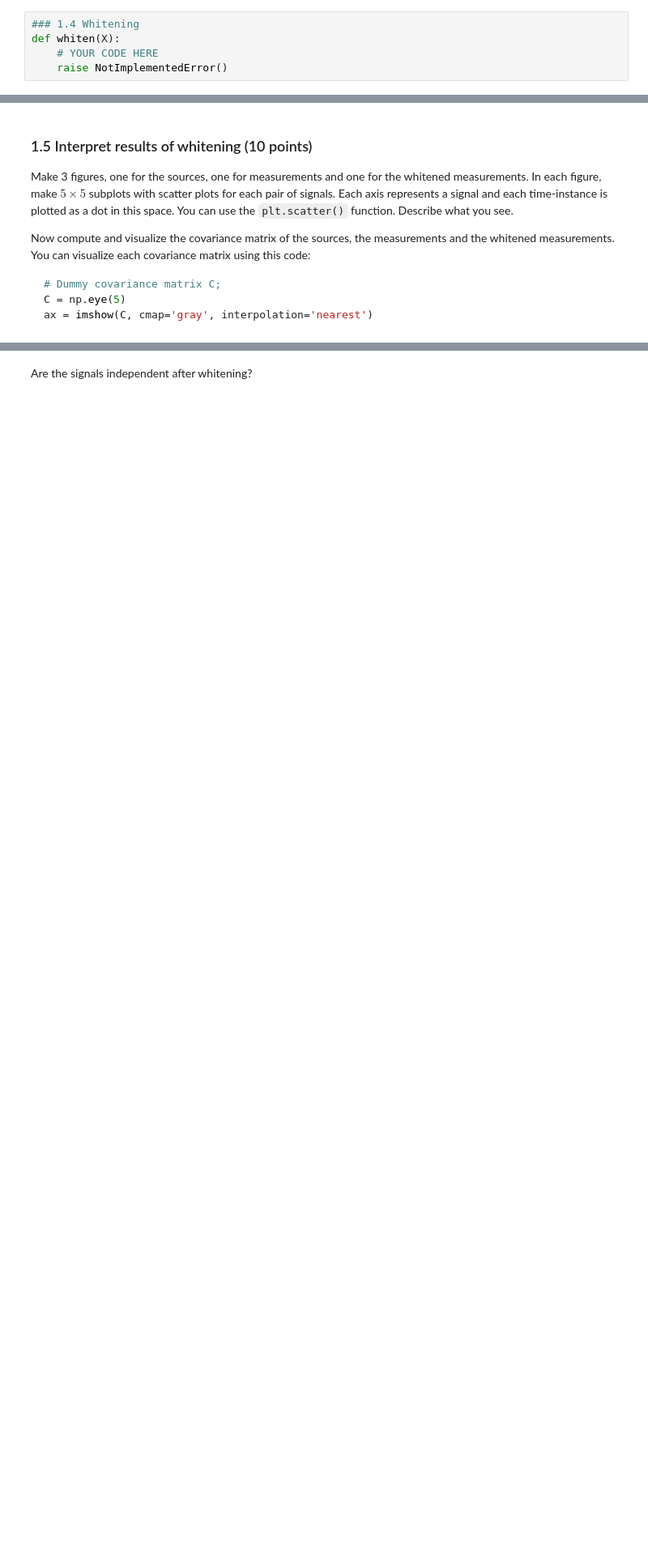
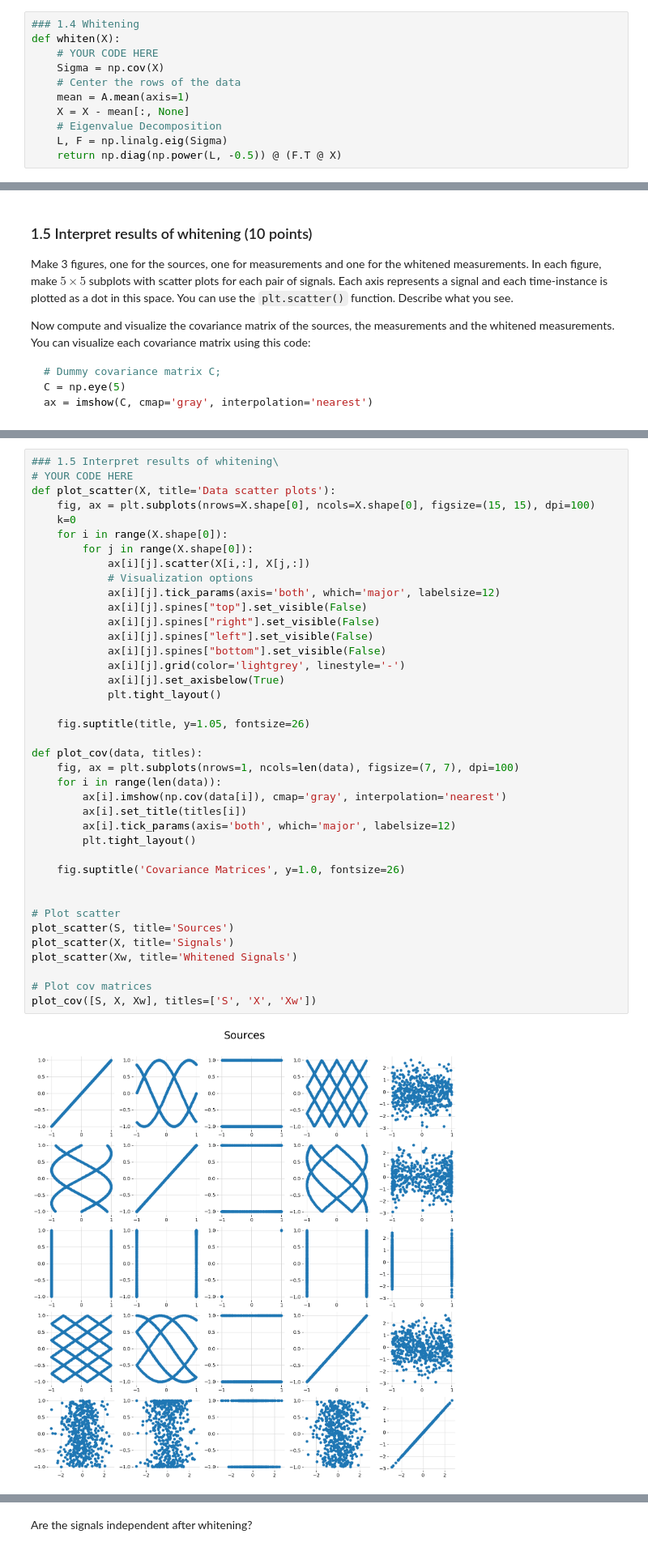
Before and after one commit to ioangatop/machine_learning_2, a Jupyter notebook: lab_1/lab1.ipynb, the cells around one changed output, grey strips where cells are left out. Shown at 81% size. Drawn from its saved outputs; the diff is of its cells as text; blank space fills up the shorter version.

```diff
--- a/lab_1/lab1.ipynb
+++ b/lab_1/lab1.ipynb
@@ -289,11 +305,17 @@ Compare the shape of the priors to the histogram you plotted in the last questio
 # %% [markdown]
 ### 1.4 Whitening (15 points)
 Some ICA algorithms can only learn from whitened data. Write a method `whiten(X)` that takes a $M \times T$ data matrix $\mathbf{X}$ (where $M$ is the dimensionality and $T$ the number of examples) and returns a whitened matrix. If you forgot what whitening is or how to compute it, various good sources are available online, such as http://courses.media.mit.edu/2010fall/mas622j/whiten.pdf. Your function should also center the data before whitening.
-# %%
-### 1.4 Whitening
-def whiten(X):
-    # YOUR CODE HERE
-    raise NotImplementedError()
+# %%
+### 1.4 Whitening
+def whiten(X):
+    # YOUR CODE HERE
+    Sigma = np.cov(X)
+    # Center the rows of the data
+    mean = A.mean(axis=1)
+    X = X - mean[:, None]
+    # Eigenvalue Decomposition
+    L, F = np.linalg.eig(Sigma)
+    return np.diag(np.power(L, -0.5)) @ (F.T @ X)
 # %%
 ### Test your function
 Xw = whiten(X)
@@ -314,0 +333,41 @@ raise NotImplementedError()
+# %%
+### 1.5 Interpret results of whitening\
+# YOUR CODE HERE
+def plot_scatter(X, title='Data scatter plots'):
+    fig, ax = plt.subplots(nrows=X.shape[0], ncols=X.shape[0], figsize=(15, 15), dpi=100)
+    k=0
+    for i in range(X.shape[0]):
+        for j in range(X.shape[0]):
+            ax[i][j].scatter(X[i,:], X[j,:])
+            # Visualization options
+            ax[i][j].tick_params(axis='both', which='major', labelsize=12)
+            ax[i][j].spines["top"].set_visible(False)
+            ax[i][j].spines["right"].set_visible(False)
+            ax[i][j].spines["left"].set_visible(False)
+            ax[i][j].spines["bottom"].set_visible(False)
+            ax[i][j].grid(color='lightgrey', linestyle='-')
+            ax[i][j].set_axisbelow(True)
+            plt.tight_layout()
+
+    fig.suptitle(title, y=1.05, fontsize=26)
+
+def plot_cov(data, titles):
+    fig, ax = plt.subplots(nrows=1, ncols=len(data), figsize=(7, 7), dpi=100)
+    for i in range(len(data)):
+        ax[i].imshow(np.cov(data[i]), cmap='gray', interpolation='nearest')
+        ax[i].set_title(titles[i])
+        ax[i].tick_params(axis='both', which='major', labelsize=12)
+        plt.tight_layout()
+
+    fig.suptitle('Covariance Matrices', y=1.0, fontsize=26)
+
+
+# Plot scatter
+plot_scatter(S, title='Sources')
+plot_scatter(X, title='Signals')
+plot_scatter(Xw, title='Whitened Signals')
+
+# Plot cov matrices
+plot_cov([S, X, Xw], titles=['S', 'X', 'Xw'])
+# %% [output]
+[figure, added]
```
Also changed, not shown: parts of 15 cells of this notebook.
